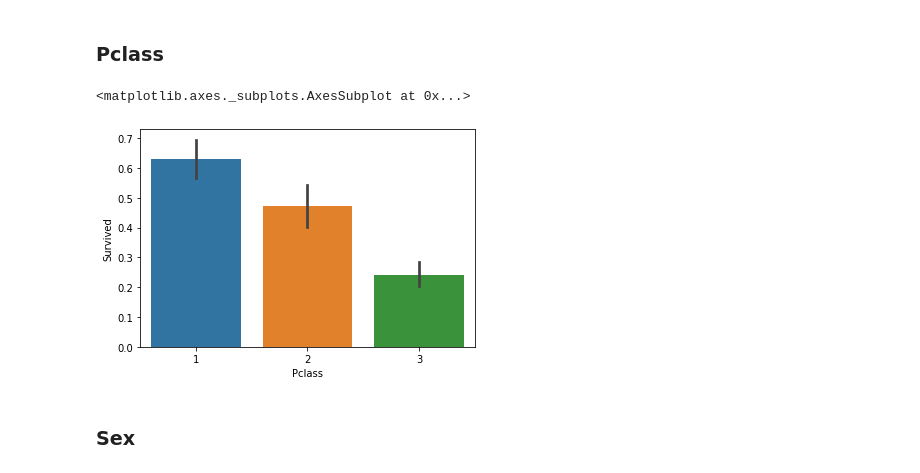
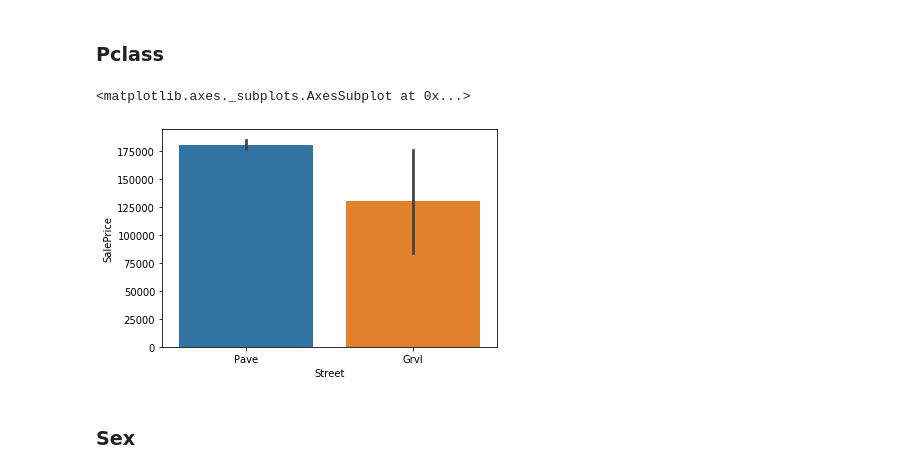
Before and after one commit to ashishpatel0720/ml, a Jupyter notebook: src/problems/kaggle/House-Prices/notebook/ap-housing-price-prediction.ipynb, the cells around one changed output. Saved outputs shown, nothing was run; the diff lists cells and outputs as text; code cells hidden in the pictures.

```diff
--- a/src/problems/kaggle/House-Prices/notebook/ap-housing-price-prediction.ipynb
+++ b/src/problems/kaggle/House-Prices/notebook/ap-housing-price-prediction.ipynb
@@ -11,5 +11,6 @@ raw_test=pd.read_csv('../data/test.csv')
 # %%
-raw_train.info()
+raw_train,raw_test = load_data()
+print(raw_train.info())
 # %% [output]
 <class 'pandas.core.frame.DataFrame'>
 RangeIndex: 1460 entries, 0 to 1459
@@ -270,9 +210,9 @@ sns.barplot(x="FamilyLabel", y="Survived", data=data)
 # %% [markdown]
 ### Pclass
 # %%
-sns.barplot(x="Pclass", y="Survived", data=data)
+sns.barplot(x="Street", y="SalePrice", data=data)
 # %% [output]
 <matplotlib.axes._subplots.AxesSubplot at 0x...>
-[figure, old version]
+[figure, new version]
 # %% [markdown]
 ### Sex
```
Also changed, not shown: parts of 45 cells of this notebook, 3 other files.
